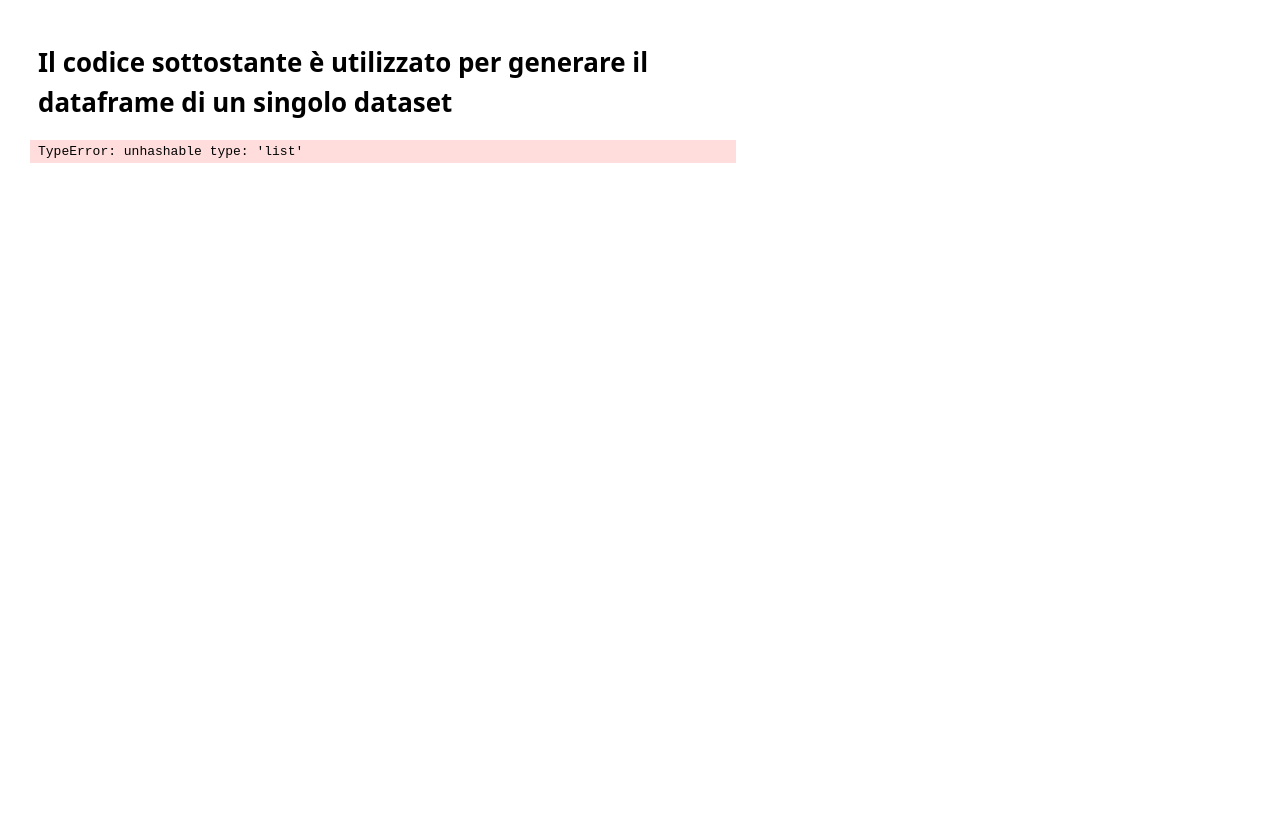
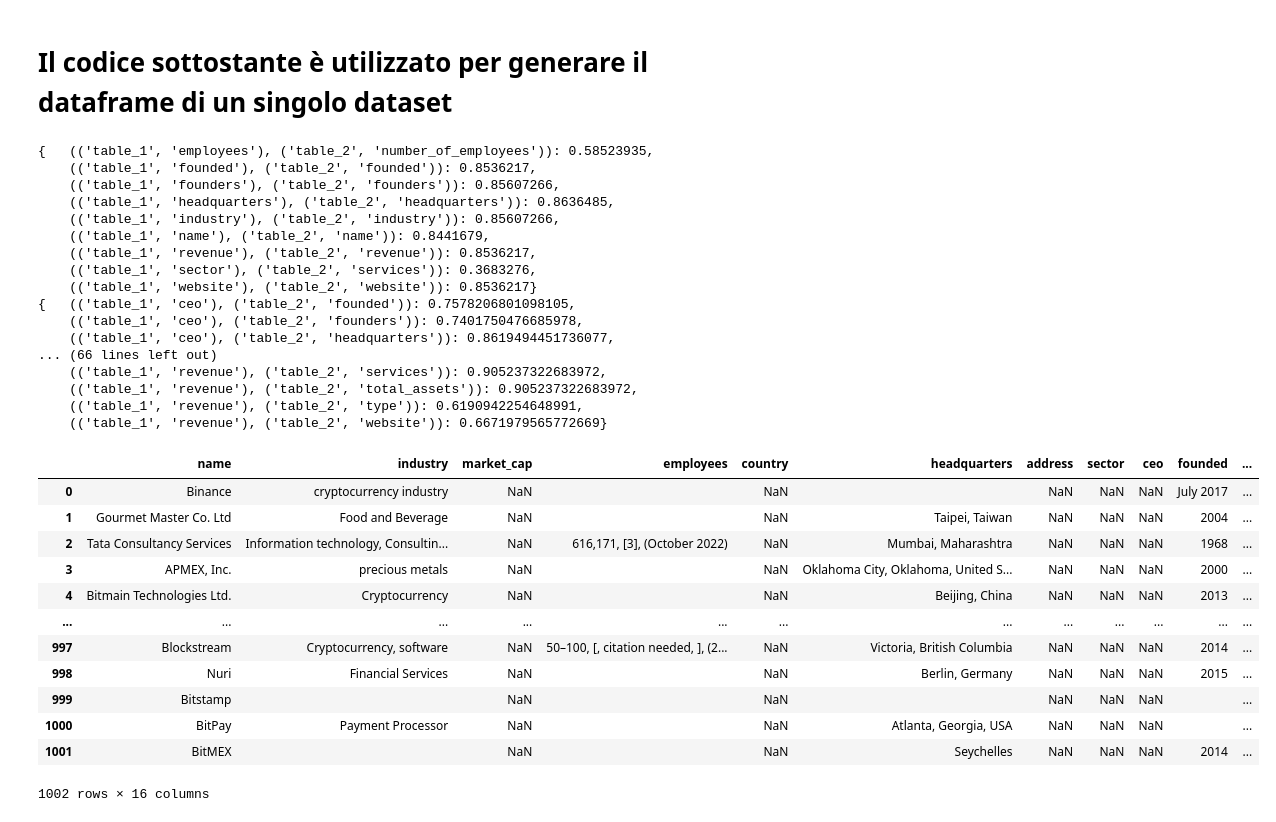
Before and after one commit to dedo99/Progetto_Finale_IDD, a Jupyter notebook: Schema_alignment.ipynb, the cells around one changed output. Saved outputs shown, nothing was run; the diff lists cells and outputs as text; code cells hidden in the pictures; blank space fills up the shorter version.

Commit message:
Sistemati dataset con liste e miglioramenti

```diff
--- a/Schema_alignment.ipynb
+++ b/Schema_alignment.ipynb
@@ -12,8 +12,8 @@ def list2string(x):
     result = ''
     if(isinstance(x, list)):
         for element in x:
-            result = result + ', ' + element
-            return result[1:]
+            result = result + ', ' + str(element)
+        return result[1:]
     else:
         return x
 
@@ -21,8 +21,9 @@ def list2string(x):
 df1 = pd.read_json("schema_mediato_confronto.json")
 # df2 = pd.read_json("datasets/output_globaldata.json")
 df2 = pd.read_json("datasets/valueToday_dataset.jsonl", lines=True)
-df2 = df2.apply(np.vectorize(list2string))
-
+# df2 = df2.apply(np.vectorize(list2string))
+df2 = df2.applymap(list2string)
+display(df2)
 # Instantiate matcher and run
 # Coma requires java to be installed on your machine
 # If java is not an option, all the other algorithms are in Python (e.g., Cupid)
@@ -115,7 +137,10 @@ def creation_schema_alignment(df1, df2, df_confronto, df_logmachers, name_datase
           matches_distr = valentine_match(df_confronto, df2, matcher_distr)
           distr_run = True
         # distribution based già instanziato
+        # log del matcher su Distribution Based
         df_logmachers = creation_df_log_matcher(df_logmachers, matches_distr, i, 'distribution', name_dataset)
+        # se nel Distribution Based c'è la stessa coppia di attributi
+        # che fa match con valore superiore a 0.5 allora fa match
         if matches_distr[i] > 0.5:
           attributi_mediato.append(i[0][1])
           attributi_dataset.append(i[1][1])
@@ -133,16 +158,27 @@ def creation_schema_alignment(df1, df2, df_confronto, df_logmachers, name_datase
       data[m] = df2[d][i]
     temp_data=pd.DataFrame([data])
     df1=pd.concat([df1, temp_data], ignore_index=True)
+    df_confronto=pd.concat([df_confronto, temp_data], ignore_index=True)
 
   pp = pprint.PrettyPrinter(indent=4)
 
   # stampa dei matchers
-  pp.pprint(matches_coma)
+  pp.pprint("Coma: " + matches_coma)
   if distr_run:
-    pp.pprint(matches_distr)
+    pp.pprint("DistributionBased: " + matches_distr)
 
   return df1, df_logmachers
   # print(df1)
+# %%
+#funzione utilizzata per trasformare gli elementi del dataframe che sono una lista in stringa
+def list2string(x):
+    result = ''
+    if(isinstance(x, list)):
+        for element in x:
+            result = result + ', ' + str(element)
+        return result[1:]
+    else:
+        return x
 # %%
 from pathlib import Path
 #formati json, csv, xls, xlsx, jsonl
@@ -295,16 +309,47 @@ df_logmachers.to_csv('log_matchers.csv')
 # %% [markdown]
 # Il codice sottostante è utilizzato per generare il dataframe di un singolo dataset
 # %%
-df1 = pd.DataFrame(columns = ['name' , 'industry', 'market_cap', 'employees', 'country', 'headquarters', 'address', 'sector', 'ceo', 'founded', 'share_price', 'website', 'stock', 'area_served', 'revenue'])
-df_confronto = pd.read_json('schema_mediato_confronto.json')
+df1 = pd.DataFrame(columns = ['name' , 'industry', 'market_cap', 'employees', 'country', 'headquarters', 'address', 'sector', 'ceo', 'founded', 'founders', 'share_price', 'website', 'stock', 'area_served', 'revenue'])
+df_confronto = pd.read_json('schema_mediato_auto.json')
 df_logmachers = pd.DataFrame(columns = ['tab1' , 'attr1', 'tab2', 'attr2', 'prob', 'matcher'])
 
 
 # df2 = pd.read_json('datasets/output_globaldata.json')
-df2 = pd.read_json('prova.json')
-df1, df_logmachers = creation_schema_alignment(df1, df2, df_confronto, df_logmachers, 'prova.json')
+df2 = pd.read_json('datasets/output_wiki.json')
+# trasforma le celle del dataframe che hanno liste in stringhe
+df2 = df2.applymap(list2string)
+df1, df_logmachers = creation_schema_alignment(df1, df2, df_confronto, df_logmachers, 'companiesMarketCap_dataset.jsonl')
 
-df1
-df_logmachers
+display(df1)
+display(df_logmachers)
 # %% [output]
-TypeError: unhashable type: 'list'
+{   (('table_1', 'employees'), ('table_2', 'number_of_employees')): 0.58523935,
+    (('table_1', 'founded'), ('table_2', 'founded')): 0.8536217,
+    (('table_1', 'founders'), ('table_2', 'founders')): 0.85607266,
+    (('table_1', 'headquarters'), ('table_2', 'headquarters')): 0.8636485,
+    (('table_1', 'industry'), ('table_2', 'industry')): 0.85607266,
+    (('table_1', 'name'), ('table_2', 'name')): 0.8441679,
+    (('table_1', 'revenue'), ('table_2', 'revenue')): 0.8536217,
+    (('table_1', 'sector'), ('table_2', 'services')): 0.3683276,
+    (('table_1', 'website'), ('table_2', 'website')): 0.8536217}
+{   (('table_1', 'ceo'), ('table_2', 'founded')): 0.7578206801098105,
+    (('table_1', 'ceo'), ('table_2', 'founders')): 0.7401750476685978,
+    (('table_1', 'ceo'), ('table_2', 'headquarters')): 0.8619494451736077,
+... (66 lines left out)
+    (('table_1', 'revenue'), ('table_2', 'services')): 0.905237322683972,
+    (('table_1', 'revenue'), ('table_2', 'total_assets')): 0.905237322683972,
+    (('table_1', 'revenue'), ('table_2', 'type')): 0.6190942254648991,
+    (('table_1', 'revenue'), ('table_2', 'website')): 0.6671979565772669}
+|  | name | industry | market_cap | employees | country | headquarters | address | sector | ceo | founded | ... |
+| 0 | Binance | cryptocurrency industry | NaN |  | NaN |  | NaN | NaN | NaN | July 2017 | ... |
+| 1 | Gourmet Master Co. Ltd | Food and Beverage | NaN |  | NaN | Taipei, Taiwan | NaN | NaN | NaN | 2004 | ... |
+| 2 | Tata Consultancy Services | Information technology, Consultin... | NaN | 616,171, [3], (October 2022) | NaN | Mumbai, Maharashtra | NaN | NaN | NaN | 1968 | ... |
+| 3 | APMEX, Inc. | precious metals | NaN |  | NaN | Oklahoma City, Oklahoma, United S... | NaN | NaN | NaN | 2000 | ... |
+| 4 | Bitmain Technologies Ltd. | Cryptocurrency | NaN |  | NaN | Beijing, China | NaN | NaN | NaN | 2013 | ... |
+| ... | ... | ... | ... | ... | ... | ... | ... | ... | ... | ... | ... |
+| 997 | Blockstream | Cryptocurrency, software | NaN | 50–100, [, citation needed, ], (2... | NaN | Victoria, British Columbia | NaN | NaN | NaN | 2014 | ... |
+| 998 | Nuri | Financial Services | NaN |  | NaN | Berlin, Germany | NaN | NaN | NaN | 2015 | ... |
+| 999 | Bitstamp |  | NaN |  | NaN |  | NaN | NaN | NaN |  | ... |
+| 1000 | BitPay | Payment Processor | NaN |  | NaN | Atlanta, Georgia, USA | NaN | NaN | NaN |  | ... |
+| 1001 | BitMEX |  | NaN |  | NaN | Seychelles | NaN | NaN | NaN | 2014 | ... |
+1002 rows × 16 columns
```
Also changed, not shown: parts of 6 cells of this notebook.
